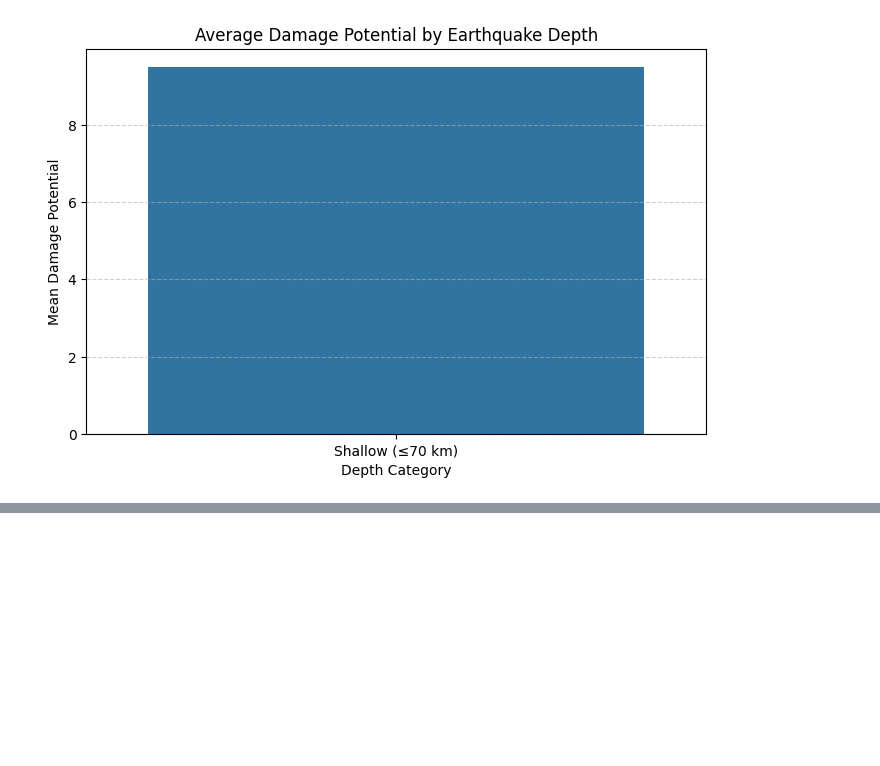
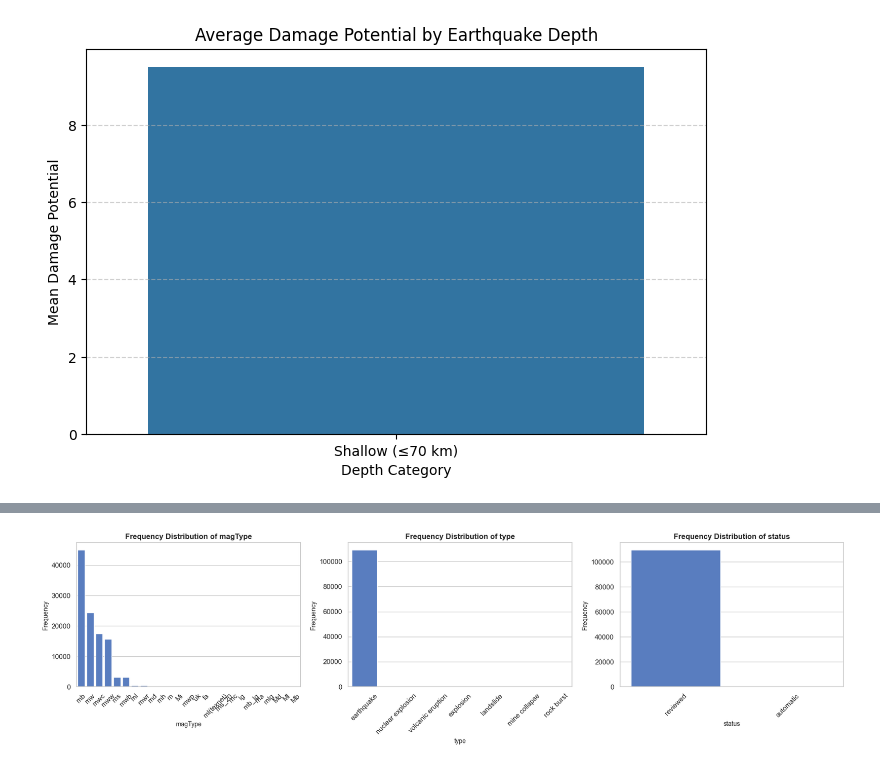
Before and after one commit to ImpactsenseAI-Intern-Project-OCT25/impactsenseAI-Infosys-Intern-project, a Jupyter notebook: milestone_2/week_3/Day_14/Assignment-02/Assignment_2.ipynb, the cells around one changed output, grey strips where cells are left out. Drawn from its saved outputs; the diff is of its cells as text; code cells hidden in the pictures; blank space fills up the shorter version.

```diff
--- a/milestone_2/week_3/Day_14/Assignment-02/Assignment_2.ipynb
+++ b/milestone_2/week_3/Day_14/Assignment-02/Assignment_2.ipynb
@@ -791,0 +796,10 @@ plt.show()
+# %%
+# Analyze value counts for magType, type, and status
+categorical_columns = ['magType', 'type', 'status']
+
+for col in categorical_columns:
+    if col in df.columns:
+        print(f"\nValue counts for {col}:")
+        print(df[col].value_counts(dropna=False))
+    else:
+        print(f"Column '{col}' not found in dataset.")
@@ -791,0 +824,26 @@ plt.show()
+# %%
+# Select categorical columns
+categorical_columns = ['magType', 'type', 'status']
+
+plt.figure(figsize=(18, 5))
+
+# Loop through each categorical feature to create bar chart
+for i, col in enumerate(categorical_columns, 1):
+    if col in df.columns:
+        plt.subplot(1, 3, i)
+        category_counts = df[col].value_counts()
+        sns.barplot(
+            x=category_counts.index,
+            y=category_counts.values,
+        )
+        plt.title(f'Frequency Distribution of {col}', fontsize=12, weight='bold')
+        plt.xlabel(col, fontsize=10)
+        plt.ylabel('Frequency', fontsize=10)
+        plt.xticks(rotation=45)
+    else:
+        print(f"Column '{col}' not found in dataset.")
+
+plt.tight_layout()
+plt.show()
+# %% [output]
+[figure, added]
```
Also changed, not shown: parts of 9 cells of this notebook.
